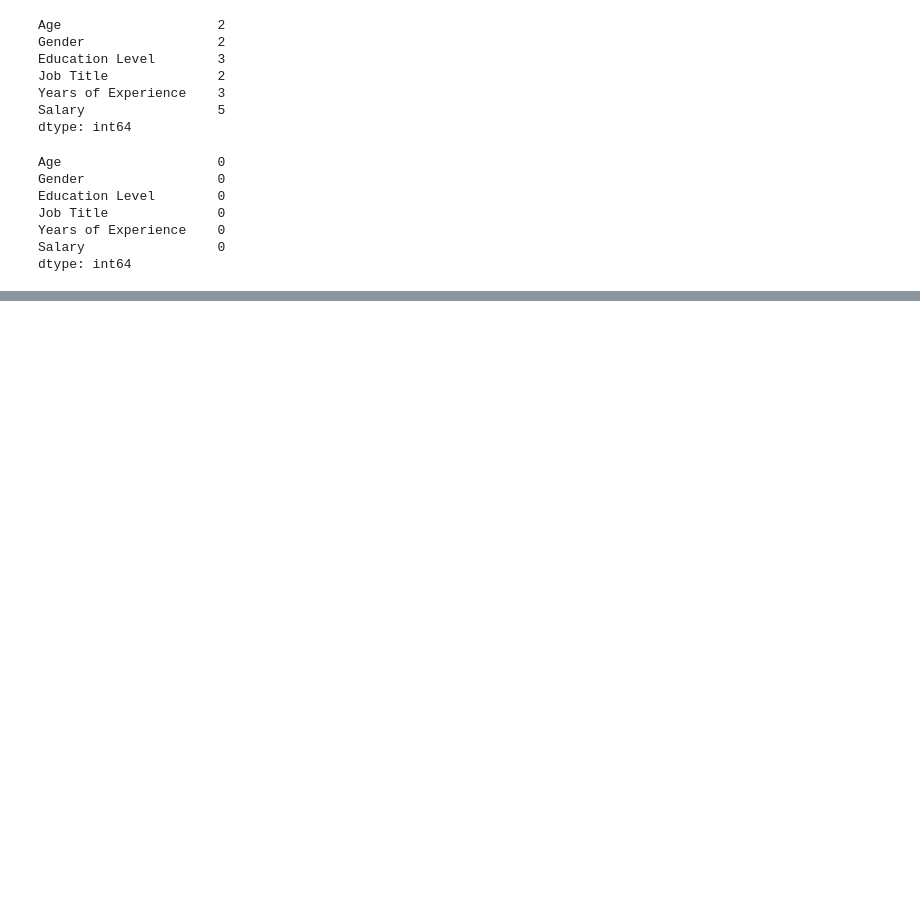
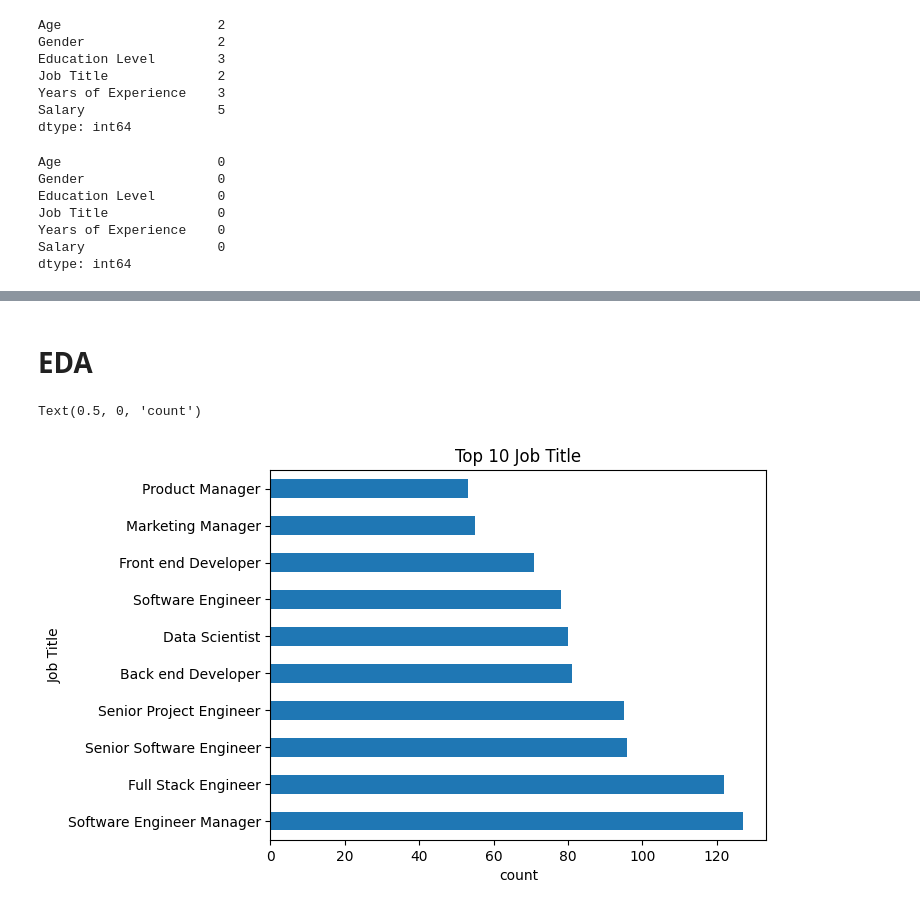
Before and after one commit to MySavEv/DataSince, a Jupyter notebook: po.ipynb, the cells around one changed output, grey strips where cells are left out. Saved outputs shown, nothing was run; the diff lists cells and outputs as text; code cells hidden in the pictures; blank space fills up the shorter version.

```diff
--- a/po.ipynb
+++ b/po.ipynb
@@ -137,0 +206,8 @@ df["Education Level"].value_counts().reset_index()
+# %% [markdown]
+#  EDA
+# %%
+ax = df["Job Title"].value_counts().head(10).plot(kind="barh", title="Top 10 Job Title")
+ax.set_xlabel("count")
+# %% [output]
+Text(0.5, 0, 'count')
+[figure, added]
```
Also changed, not shown: parts of 22 cells of this notebook.
